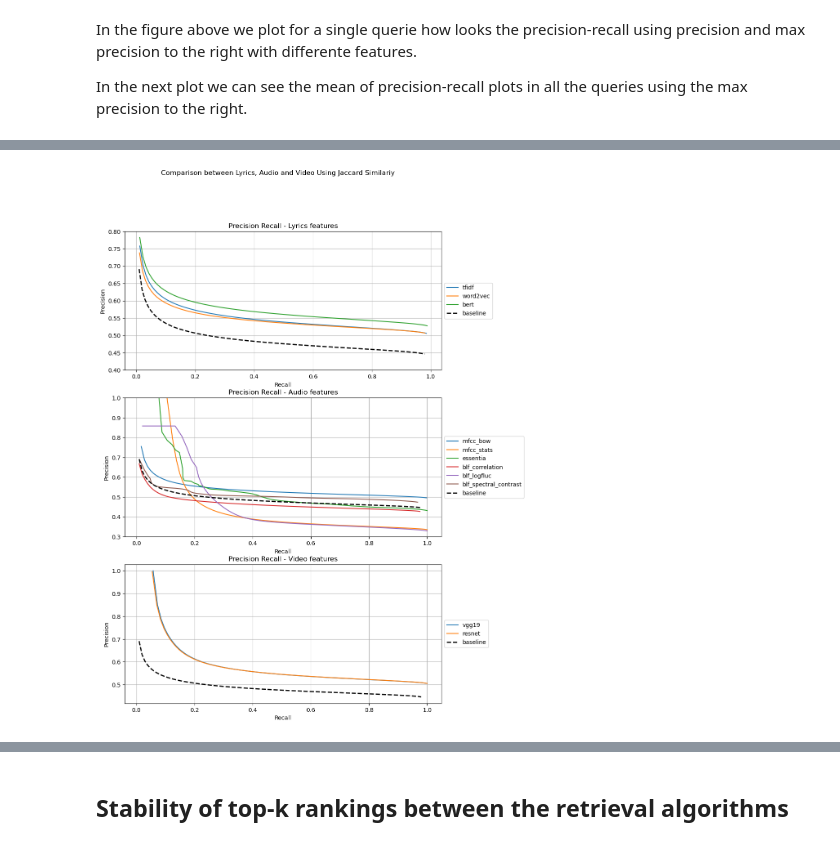
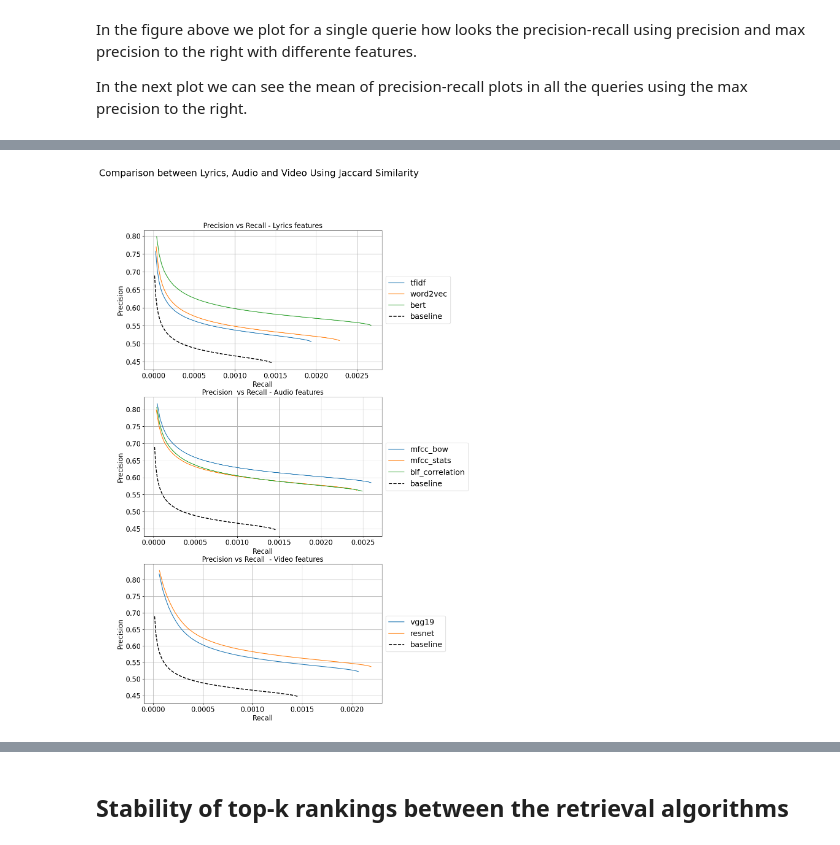
Before and after one commit to mmosc/MMSR, a Jupyter notebook: project/EvaluationMetrics-.ipynb, the cells around one changed output, grey strips where cells are left out. Drawn from its saved outputs; the diff is of its cells as text; code cells hidden in the pictures.

```diff
--- a/project/EvaluationMetrics-.ipynb
+++ b/project/EvaluationMetrics-.ipynb
@@ -39,3 +177,2 @@ genres.set_index('id', inplace=True)
 # %%
-top_baseline  = dt.fread(f_top_baseline, header=True).to_pandas()
-top_baseline.set_index('index', inplace=True)
+top_baseline  = dt.fread("./data/top_ids_baseline.csv", header=True).to_pandas().set_index('index').astype(np.int32)
@@ -361,0 +919,8 @@ cosine_P, cosine_R, cosine_P_max = get_preicison_data(file_cosine_mean_precision
+# %%
+jaccard_P, jaccard_R, jaccard_P_max = get_precision_data('./data/jaccard_precision_data_individual.csv',
+                                                      './data/jaccard_recall_data_individual.csv',
+                                                      './data/jaccard_max_precision_data_individual.csv',
+                                                         jaccard_df,
+                                                         genres,
+                                                         relevant_results_by_id
+                                                        )
@@ -362,5 +943,5 @@ cosine_P, cosine_R, cosine_P_max = get_preicison_data(file_cosine_mean_precision
 # %%
-fig, axs = plt.subplots(ncols=1, nrows=2, figsize=(30, 10))
+fig, axs = plt.subplots(ncols=1, nrows=2, figsize=(10, 15))
 
 for i,key in enumerate(datasets_keys):
     if (key == 'baseline'):
@@ -371,8 +952,8 @@ for i,key in enumerate(datasets_keys):
 axs[0].set_xlabel("Recall")
 axs[0].set_ylabel("Precision")
 axs[0].set_title("Precision Recall plot with Cosine")  # Add a title to the axes.
-axs[0].set_aspect('equal')
-axs[0].set_ylim(0.3,1)
+# axs[0].set_aspect('equal')
+# axs[0].set_ylim(0.3,1)
 # ax.set_xlim(0,1)
 axs[0].grid(True)
 axs[0].legend(loc='center left', bbox_to_anchor=(1, 0.5))
@@ -386,8 +967,8 @@ for i,key in enumerate(datasets_keys):
 axs[1].set_xlabel("Recall")
 axs[1].set_ylabel("Precision")
 axs[1].set_title("Precision Recall plot with Jaccard")  # Add a title to the axes.
-axs[1].set_aspect('equal')
-axs[1].set_ylim(0.3,1)
+# axs[1].set_aspect('equal')
+# axs[1].set_ylim(0.3,1)
 axs[1].grid(True)
 axs[1].legend(loc='center left', bbox_to_anchor=(1, 0.5))
 
@@ -401,7 +982,7 @@ Text(0.5, 0.98, 'Comparison between Precision-Recall using Cosine and Jaccard Si
 def plot_lyrics_audio_video_precision_curves(lyrics, audio, video, data, keys, name):
 
     labels = datasets_keys
-    fig, axs = plt.subplots(ncols=1, nrows=3, figsize=(10, 15))
+    fig, axs = plt.subplots(ncols=1, nrows=3, figsize=(10, 20))
     R, P_max = data
 
     # Lyrics
@@ -409,23 +990,22 @@ def plot_lyrics_audio_video_precision_curves(lyrics, audio, video, data, keys, n
         if keys[i] in lyrics:
             axs[0].plot(R[i], P_max[i], label=keys[i])
     axs[0].plot(R[0], P_max[0], label='baseline', linestyle='dashed', color='black', linewidth=2)
-    axs[0].set_ylim(0.4,0.8)
     axs[0].grid(True)
     axs[0].legend(loc='center left', bbox_to_anchor=(1, 0.5))
     axs[0].set_xlabel("Recall")
     axs[0].set_ylabel("Precision")
-    axs[0].set_title("Precision Recall - Lyrics features")
+    axs[0].set_title("Precision vs Recall - Lyrics features")
 
     for i in range(4,13):
-        if(keys[i] in audio):
-            axs[1].plot(R[i], P_max[i], label=keys[i])
+        if(keys[i+1] in audio):
+            axs[1].plot(R[i],  P_max[i], label=keys[i])
     axs[1].plot(R[0], P_max[0], label='baseline', linestyle='dashed', color='black', linewidth=2)
-    axs[1].set_ylim(0.3,1)
+
     axs[1].grid(True)
     axs[1].legend(loc='center left', bbox_to_anchor=(1, 0.5))
     axs[1].set_xlabel("Recall")
     axs[1].set_ylabel("Precision")
-    axs[1].set_title("Precision Recall - Audio features")
+    axs[1].set_title("Precision  vs Recall - Audio features")
 
     for i in range(13,16):
         if(keys[i] in video):
@@ -435,8 +1015,8 @@ def plot_lyrics_audio_video_precision_curves(lyrics, audio, video, data, keys, n
     axs[2].legend(loc='center left', bbox_to_anchor=(1, 0.5))
     axs[2].set_xlabel("Recall")
     axs[2].set_ylabel("Precision")
-    axs[2].set_title("Precision Recall - Video features")
+    axs[2].set_title("Precision vs Recall  - Video features")
 
-    fig.suptitle(f'Comparison between Lyrics, Audio and Video Using {name} Similariy')
+    fig.suptitle(f'Comparison between Lyrics, Audio and Video Using {name}')
 
     return fig,axs
@@ -443,12 +1035,12 @@ def plot_lyrics_audio_video_precision_curves(lyrics, audio, video, data, keys, n
 # %%
 lyrics = ["tfidf", "word2vec", "bert"]
-audio = ["mfcc_stats", "essentia", "blf_logfluc", "mfcc_bow", "blf_spectral_contrast", "blf_correlation"]
+audio = ["mfcc_stats", "essentia", "blf_logfluc"]
 video = [ "vgg19", "resnet"]
 
 fig, axs = plot_lyrics_audio_video_precision_curves(lyrics, audio, video,
                                                     (jaccard_R, jaccard_P_max),
                                                     datasets_keys,
-                                                    "Jaccard")
+                                                    "Jaccard Similarity")
 plt.show()
 # %% [output]
-[figure, old version]
+[figure, new version]
```
Also changed, not shown: parts of 146 cells of this notebook, 22 other files.
